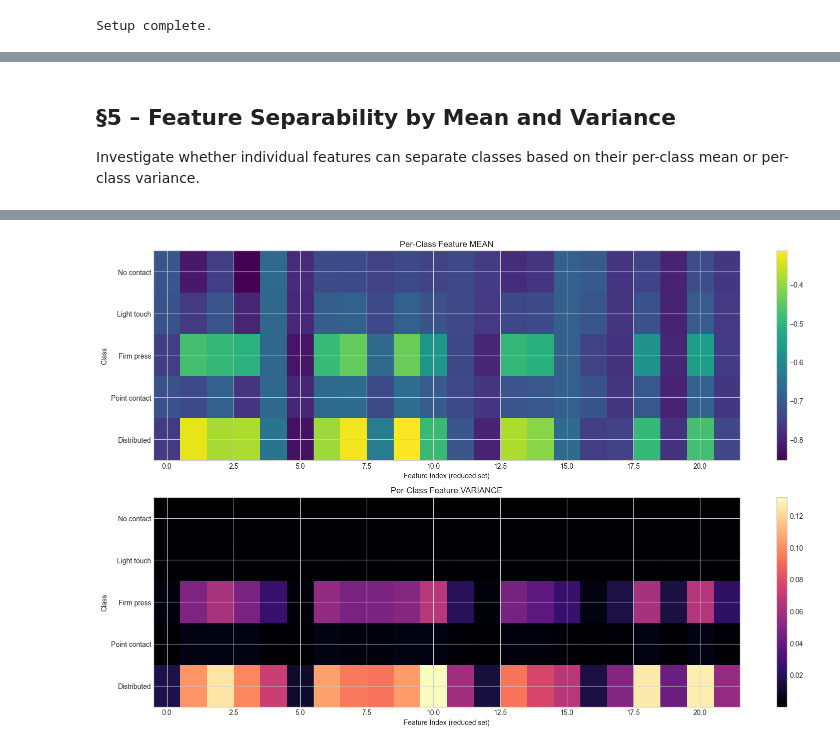
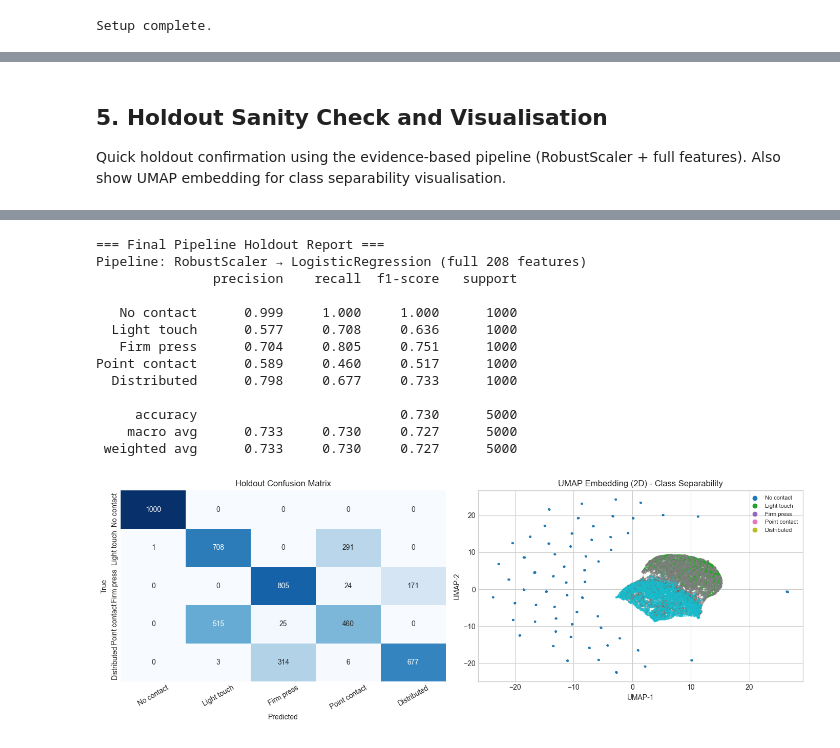
Before and after one commit to ronniepiku/eit-sim2real, a Jupyter notebook: notebooks/eda_analysis.ipynb, the cells around one changed output, grey strips where cells are left out. Saved outputs shown, nothing was run; the diff lists cells and outputs as text; code cells hidden in the pictures.

Commit message:
Refine EDA, add hyper parameter tuning

```diff
--- a/notebooks/eda_analysis.ipynb
+++ b/notebooks/eda_analysis.ipynb
@@ -479,33 +633,51 @@ Max |correlation| in reduced set: 0.7486
 # %% [markdown]
-## §5 – Feature Separability by Mean and Variance
+## 5. Holdout Sanity Check and Visualisation
 
-Investigate whether individual features can separate classes based on their
-per-class mean or per-class variance.
+Quick holdout confirmation using the evidence-based pipeline (RobustScaler + full features). Also show UMAP embedding for class separability visualisation.
 # %%
-# Per-class mean and variance for each feature
-class_means = np.array([X_clean_reduced[y == c].mean(axis=0) for c in range(N_CLASSES)])
-class_stds = np.array([X_clean_reduced[y == c].std(axis=0) for c in range(N_CLASSES)])
+# === Holdout sanity check with final pipeline ===
+X_train, X_test, y_train, y_test = train_test_split(
+    X_clean, y, test_size=0.2, random_state=SEED, stratify=y
+)
 
-fig, axes = plt.subplots(2, 1, figsize=(16, 10))
+final_pipe = Pipeline([
+    ('scaler', RobustScaler()),
+    ('clf', LogisticRegression(max_iter=1500, random_state=SEED)),
+])
+final_pipe.fit(X_train, y_train)
+y_pred = final_pipe.predict(X_test)
 
-# Mean heatmap
-im0 = axes[0].imshow(class_means, aspect='auto', cmap='viridis')
-axes[0].set_xlabel('Feature Index (reduced set)')
-axes[0].set_ylabel('Class')
-axes[0].set_yticks(range(N_CLASSES))
-axes[0].set_yticklabels(CLASS_NAMES)
-axes[0].set_title('Per-Class Feature MEAN')
-plt.colorbar(im0, ax=axes[0])
+print('=== Final Pipeline Holdout Report ===')
+print('Pipeline: RobustScaler → LogisticRegression (full 208 features)')
+print(classification_report(y_test, y_pred, target_names=CLASS_NAMES, digits=3))
 
-# Variance heatmap
-im1 = axes[1].imshow(class_stds**2, aspect='auto', cmap='magma')
-axes[1].set_xlabel('Feature Index (reduced set)')
-axes[1].set_ylabel('Class')
-axes[1].set_yticks(range(N_CLASSES))
-axes[1].set_yticklabels(CLASS_NAMES)
-axes[1].set_title('Per-Class Feature VARIANCE')
-plt.colorbar(im1, ax=axes[1])
+fig, axes = plt.subplots(1, 2, figsize=(14, 5))
+
+# Confusion matrix
+cm = confusion_matrix(y_test, y_pred, labels=np.arange(N_CLASSES))
+sns.heatmap(cm, annot=True, fmt='d', cmap='Blues', cbar=False, ax=axes[0],
+            xticklabels=CLASS_NAMES, yticklabels=CLASS_NAMES)
+axes[0].set_title('Holdout Confusion Matrix')
+axes[0].set_xlabel('Predicted')
+axes[0].set_ylabel('True')
+axes[0].tick_params(axis='x', rotation=30)
+
+# UMAP 2D embedding (pre-computed from export)
+from umap import UMAP
+umap_vis = UMAP(n_components=2, random_state=SEED, n_neighbors=30, min_dist=0.3)
+X_umap_vis = umap_vis.fit_transform(RobustScaler().fit_transform(X_clean))
+
+scatter = axes[1].scatter(X_umap_vis[:, 0], X_umap_vis[:, 1],
+                          c=y, cmap='tab10', s=2, alpha=0.4)
+axes[1].set_title('UMAP Embedding (2D) - Class Separability')
+axes[1].set_xlabel('UMAP-1')
+axes[1].set_ylabel('UMAP-2')
+legend_handles = [plt.Line2D([0], [0], marker='o', linestyle='',
+                             color=plt.cm.tab10(i/N_CLASSES), markersize=6, label=CLASS_NAMES[i])
+                  for i in range(N_CLASSES)]
+axes[1].legend(handles=legend_handles, loc='best', fontsize=8)
 
 plt.tight_layout()
+plt.savefig(str(OUTPUT_DIR.parent / '..' / 'results' / 'eda' / 'final_pipeline_holdout.png'), dpi=150, bbox_inches='tight')
 plt.show()
 # %% [output]
@@ -512 +692,14 @@ plt.show()
+=== Final Pipeline Holdout Report ===
+Pipeline: RobustScaler → LogisticRegression (full 208 features)
+               precision    recall  f1-score   support
+
+   No contact      0.999     1.000     1.000      1000
+  Light touch      0.577     0.708     0.636      1000
+   Firm press      0.704     0.805     0.751      1000
+Point contact      0.589     0.460     0.517      1000
+  Distributed      0.798     0.677     0.733      1000
+
+     accuracy                          0.730      5000
+    macro avg      0.733     0.730     0.727      5000
+ weighted avg      0.733     0.730     0.727      5000
-[figure, old version]
+[figure, new version]
```
Also changed, not shown: parts of 41 cells of this notebook, 21 other files.
